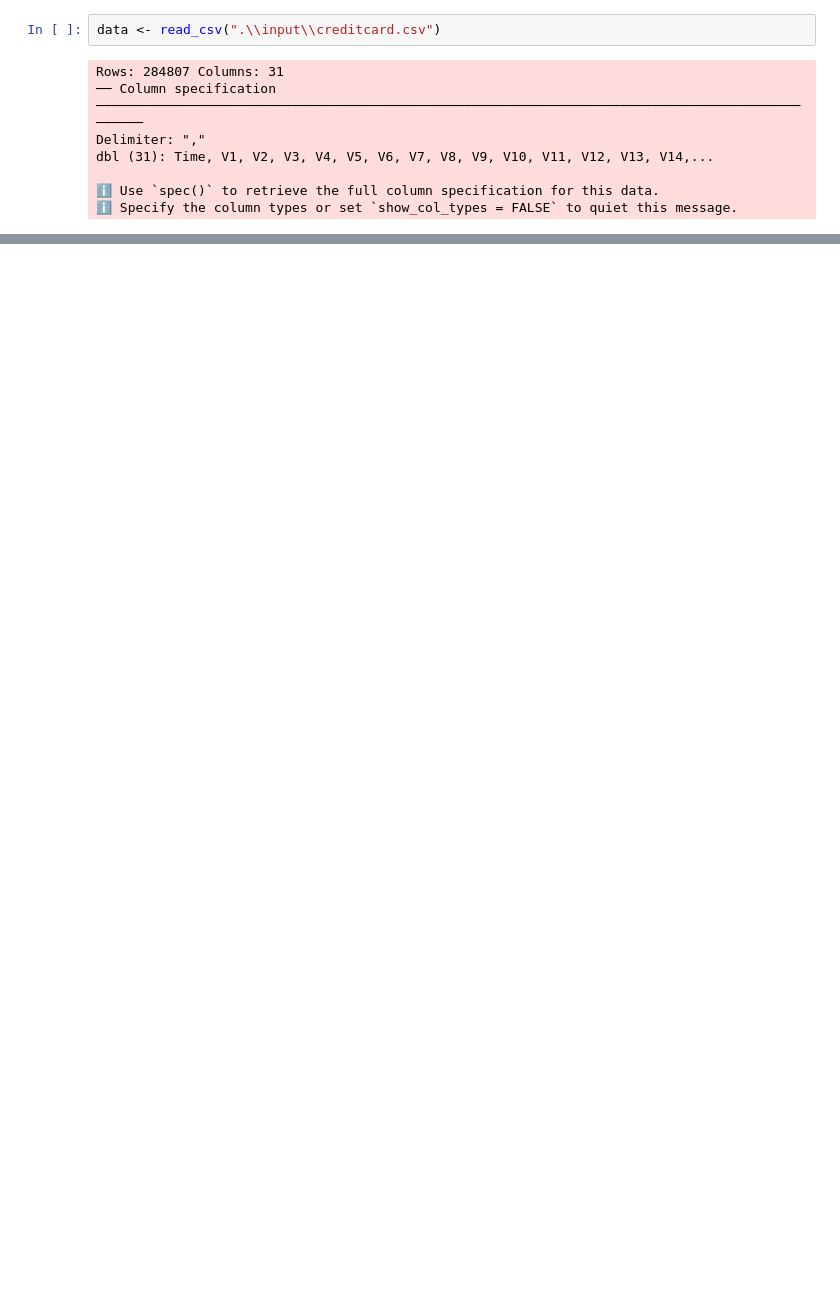
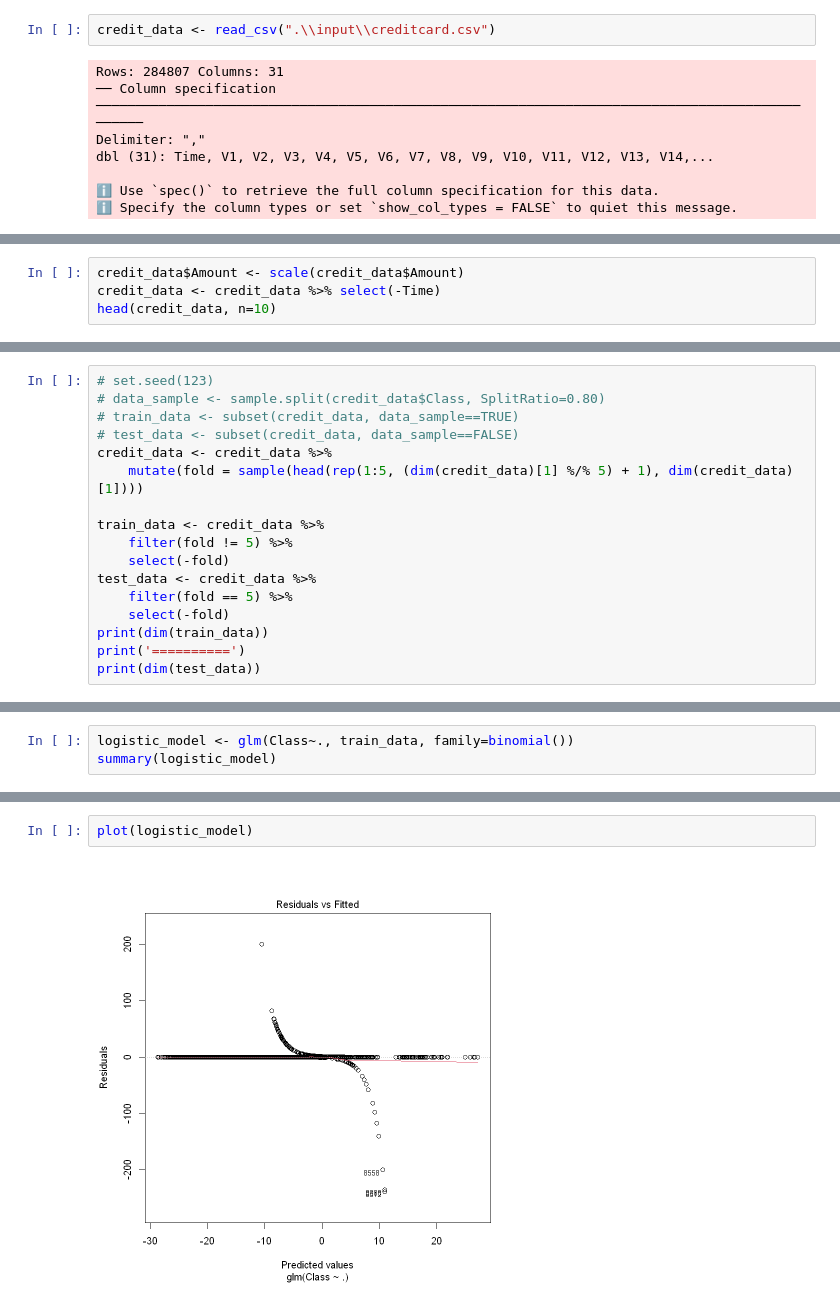
Before and after one commit to gli81/kaggle, a Jupyter notebook: Credit-Card-Fraud-Detection/creditCardR.ipynb, the cells around one changed output, grey strips where cells are left out. Cells and saved outputs as stored; diff of their text form; blank space fills up the shorter version.

Commit message:
Worked on Credit

```diff
--- a/Credit-Card-Fraud-Detection/creditCardR.ipynb
+++ b/Credit-Card-Fraud-Detection/creditCardR.ipynb
@@ -16,5 +5,5 @@ library(tidyverse)
 # %%
-data <- read_csv(".\\input\\creditcard.csv")
+credit_data <- read_csv(".\\input\\creditcard.csv")
 # %% [output]
 Rows: 284807 Columns: 31
 ── Column specification ────────────────────────────────────────────────────────────────────────────────────────────────
@@ -29,0 +66,4 @@ dim(data)
+# %%
+credit_data$Amount <- scale(credit_data$Amount)
+credit_data <- credit_data %>% select(-Time)
+head(credit_data, n=10)
@@ -29,0 +87,17 @@ dim(data)
+# %%
+# set.seed(123)
+# data_sample <- sample.split(credit_data$Class, SplitRatio=0.80)
+# train_data <- subset(credit_data, data_sample==TRUE)
+# test_data <- subset(credit_data, data_sample==FALSE)
+credit_data <- credit_data %>%
+    mutate(fold = sample(head(rep(1:5, (dim(credit_data)[1] %/% 5) + 1), dim(credit_data)[1])))
+
+train_data <- credit_data %>%
+    filter(fold != 5) %>%
+    select(-fold)
+test_data <- credit_data %>%
+    filter(fold == 5) %>%
+    select(-fold)
+print(dim(train_data))
+print('==========')
+print(dim(test_data))
@@ -29,0 +110,3 @@ dim(data)
+# %%
+logistic_model <- glm(Class~., train_data, family=binomial())
+summary(logistic_model)
@@ -29,0 +131,4 @@ dim(data)
+# %%
+plot(logistic_model)
+# %% [output]
+[figure, added]
```
Also changed, not shown: parts of 21 cells of this notebook.
